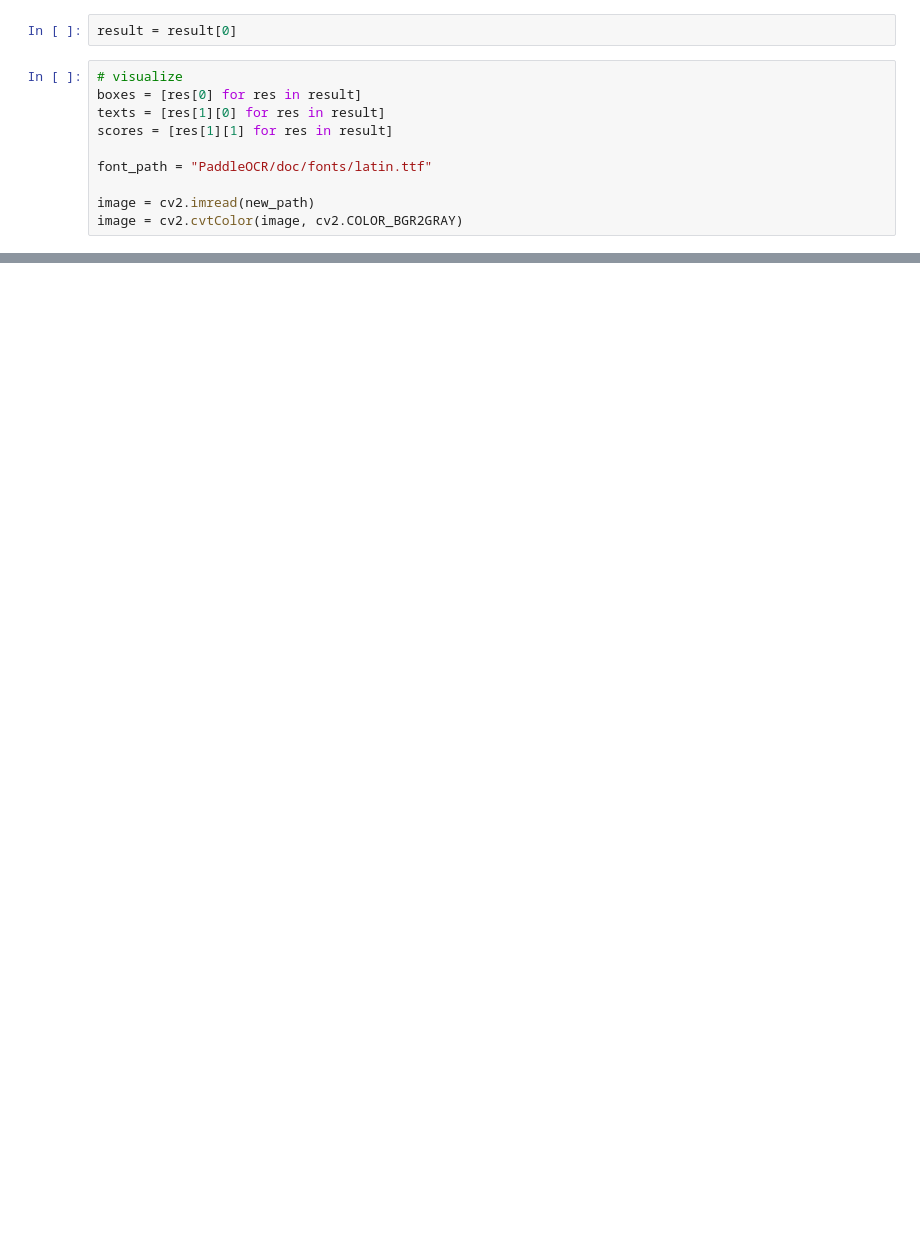
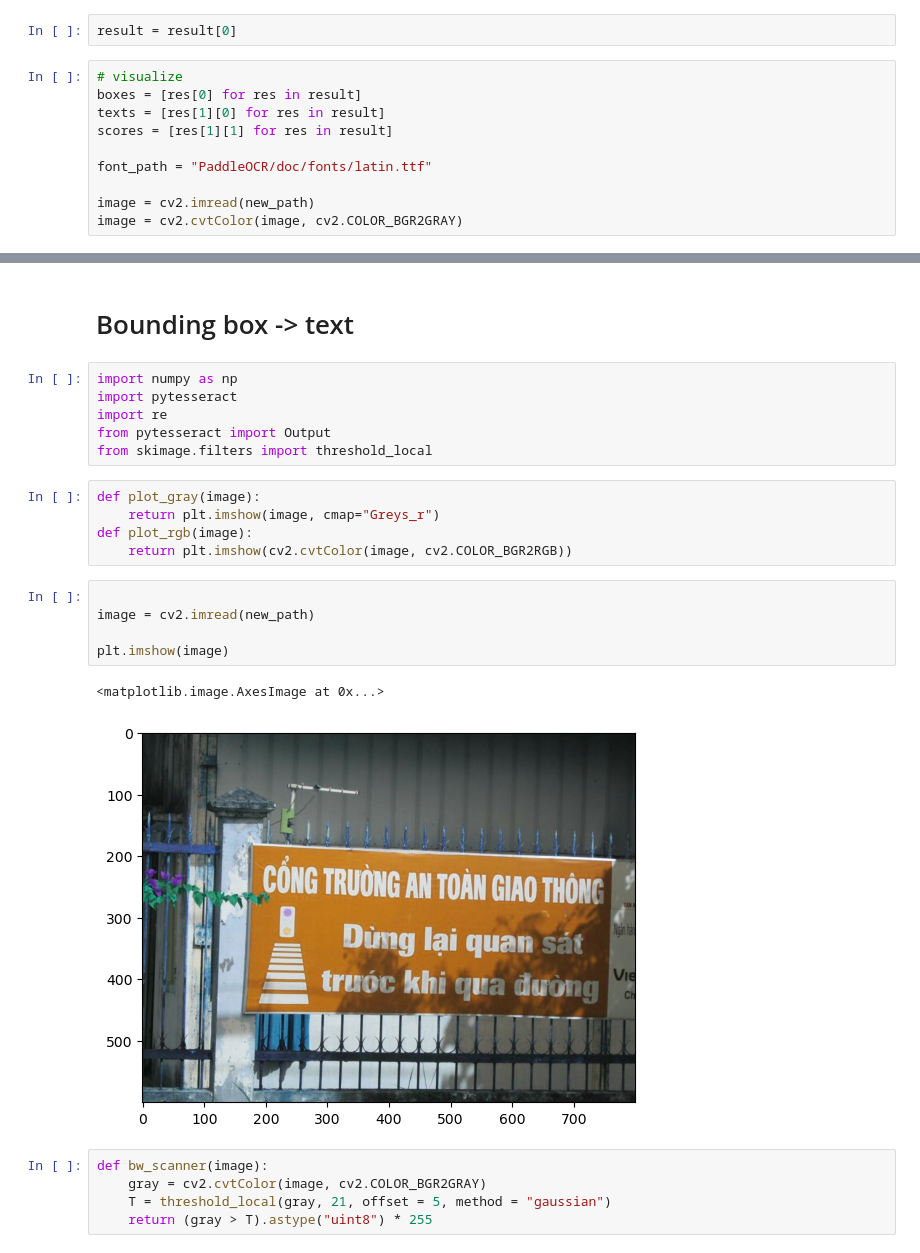
Before and after one commit to hoangbros03/ImageOCR, a Jupyter notebook: notebooks/PaddleOCR.ipynb, the cells around one changed output, grey strips where cells are left out. Drawn from its saved outputs; the diff is of its cells as text; blank space fills up the shorter version.

```diff
--- a/notebooks/PaddleOCR.ipynb
+++ b/notebooks/PaddleOCR.ipynb
@@ -134,0 +211,26 @@ im_show.save('result.jpg')
+# %% [markdown]
+# Bounding box -> text
+# %%
+import numpy as np
+import pytesseract
+import re
+from pytesseract import Output
+from skimage.filters import threshold_local
+# %%
+def plot_gray(image):
+    return plt.imshow(image, cmap="Greys_r")
+def plot_rgb(image):
+    return plt.imshow(cv2.cvtColor(image, cv2.COLOR_BGR2RGB))
+# %%
+
+image = cv2.imread(new_path)
+
+plt.imshow(image)
+# %% [output]
+<matplotlib.image.AxesImage at 0x...>
+[figure, added]
+# %%
+def bw_scanner(image):
+    gray = cv2.cvtColor(image, cv2.COLOR_BGR2GRAY)
+    T = threshold_local(gray, 21, offset = 5, method = "gaussian")
+    return (gray > T).astype("uint8") * 255
```
Also changed, not shown: parts of 24 cells of this notebook, 12 other files.
